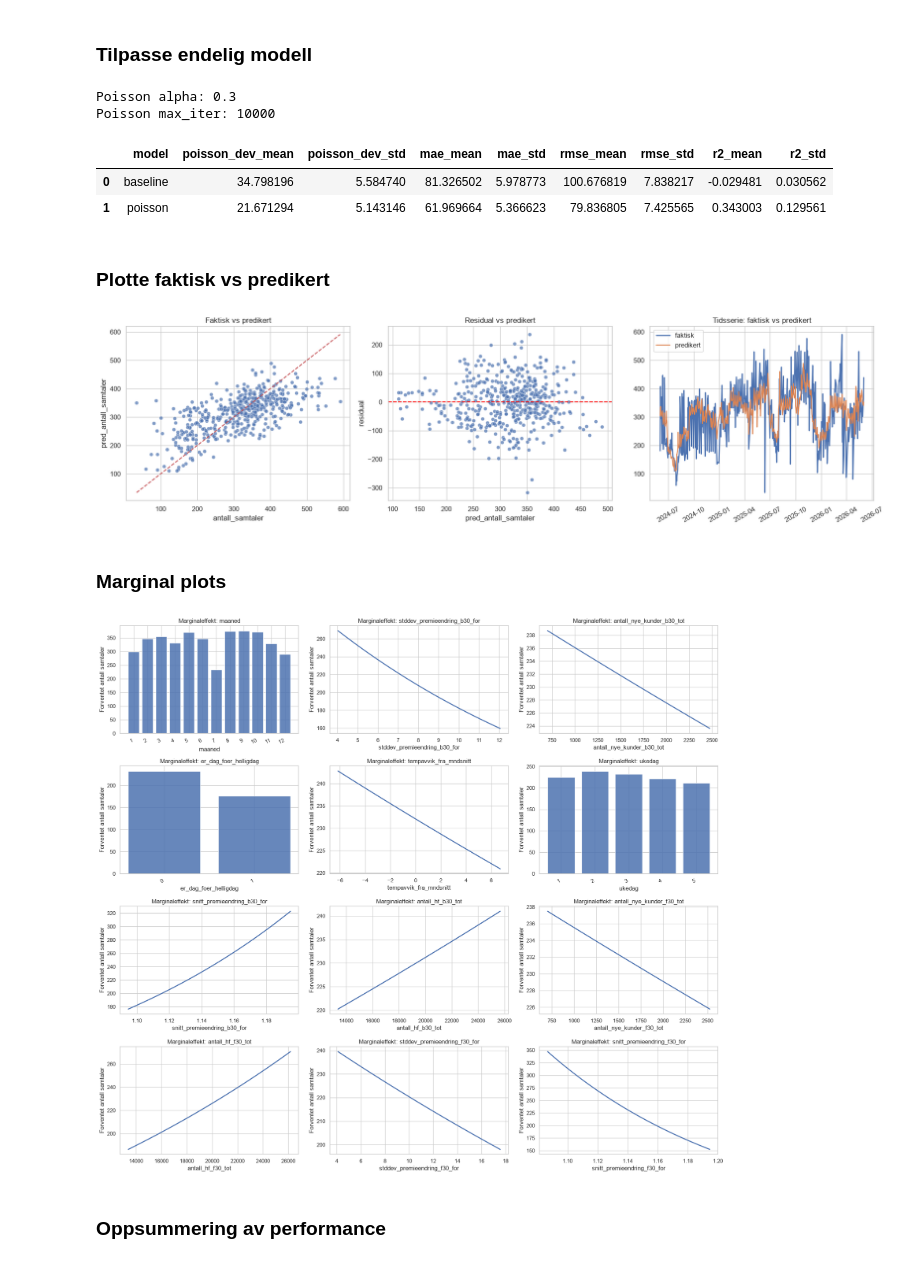
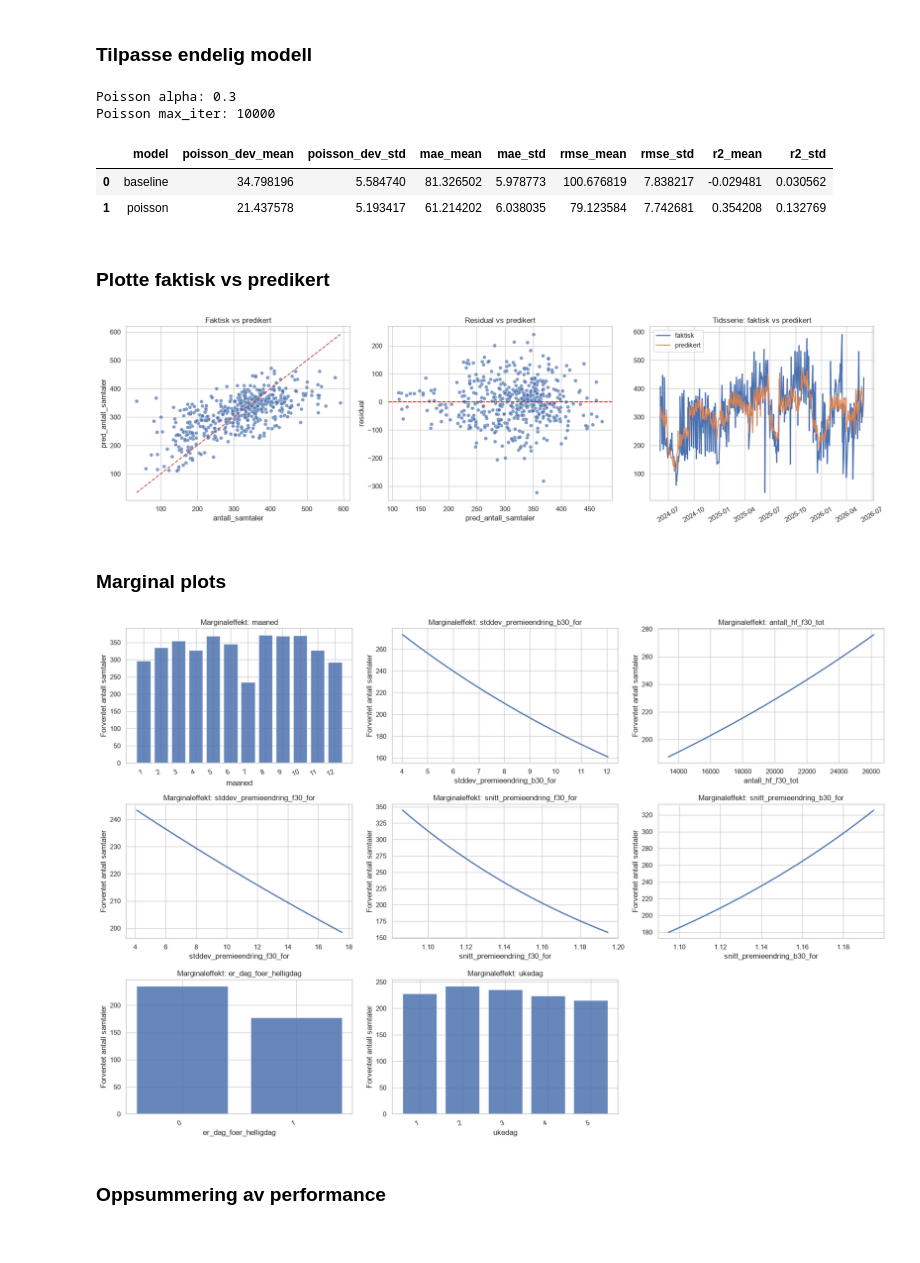
Before and after one commit to adnerolstad-klp/inngangsanalyse, a Jupyter notebook: code/notebooks/03_antall_samtaler.ipynb, the cells around one changed output. Drawn from its saved outputs; the diff is of its cells as text; code cells hidden in the pictures.

```diff
--- a/code/notebooks/03_antall_samtaler.ipynb
+++ b/code/notebooks/03_antall_samtaler.ipynb
@@ -54,6 +59,10 @@ business_features = [
     "antall_hf_b30_tot",
     "stddev_premieendring_b30_for",
     "snitt_premieendring_b30_for",
+    "antall_nye_kunder_f30_tot",
+    "antall_hf_f30_tot",
+    "stddev_premieendring_f30_for",
+    "snitt_premieendring_f30_for"
 
 ]
 
@@ -248,12 +257,12 @@ dtype: float64
 ### Tilpasse endelig modell
 # %%
 ### Her kan du legge inn ekstra variabler du vil teste etter CV:
-new_cols = [
-    "antall_nye_kunder_f30_tot",
-    "antall_hf_f30_tot",
-    "stddev_premieendring_f30_for",
-    "snitt_premieendring_f30_for"]
-feature_cols += new_cols
+# new_cols = [
+#     "antall_nye_kunder_f30_tot",
+#     "antall_hf_f30_tot",
+#     "stddev_premieendring_f30_for",
+#     "snitt_premieendring_f30_for"]
+# feature_cols += new_cols
 
 
 # Poisson CV + endelig fit
@@ -301,7 +310,7 @@ Poisson alpha: 0.3
 Poisson max_iter: 10000
 |  | model | poisson_dev_mean | poisson_dev_std | mae_mean | mae_std | rmse_mean | rmse_std | r2_mean | r2_std |
 | 0 | baseline | 34.798196 | 5.584740 | 81.326502 | 5.978773 | 100.676819 | 7.838217 | -0.029481 | 0.030562 |
-| 1 | poisson | 21.671294 | 5.143146 | 61.969664 | 5.366623 | 79.836805 | 7.425565 | 0.343003 | 0.129561 |
+| 1 | poisson | 21.437578 | 5.193417 | 61.214202 | 6.038035 | 79.123584 | 7.742681 | 0.354208 | 0.132769 |
 # %% [markdown]
 ### Plotte faktisk vs predikert
 # %%
@@ -342,7 +351,7 @@ axes[2].legend()
 plt.tight_layout()
 plt.show()
 # %% [output]
-[figure, old version]
+[figure, new version]
 # %% [markdown]
 ### Marginal plots
 # %%
@@ -364,6 +373,8 @@ marginal_vars = [
 'kvartal'
 ]
 marginal_vars = [col for col in marginal_vars if col in feature_cols]
+
+marginal_vars = feature_cols
 
 
 if len(marginal_vars) == 0:
@@ -407,34 +418,34 @@ for i, var in enumerate(marginal_vars):
         pred = np.clip(count_model.predict(pred_df[feature_cols]), 1e-9, None)
 
         ax.bar(range(len(levels)), pred, color="#4C72B0", alpha=0.85)
         ax.set_xticks(range(len(levels)))
         ax.set_xticklabels(levels, rotation=25, ha="right")
         ax.set_xlabel(var)
         ax.set_ylabel("Forventet antall samtaler")
         ax.set_title(f"Marginaleffekt: {var}")
     else:
         x_grid = np.linspace(series.quantile(0.01), series.quantile(0.99), 100)
         pred_rows = []
         for x_val in x_grid:
             r = base.copy()
             r[var] = float(x_val)
             pred_rows.append(r)
 
         pred_df = pd.DataFrame(pred_rows)
         pred = np.clip(count_model.predict(pred_df[feature_cols]), 1e-9, None)
 
         ax.plot(x_grid, pred, color="#4C72B0", linewidth=2)
         ax.set_xlabel(var)
         ax.set_ylabel("Forventet antall samtaler")
         ax.set_title(f"Marginaleffekt: {var}")
 
 for j in range(n, len(axes)):
     axes[j].axis("off")
 
 plt.tight_layout()
 plt.show()
 # %% [output]
-[figure, old version]
+[figure, new version]
 # %% [markdown]
 ### Oppsummering av performance
 # %%
```
Also changed, not shown: parts of 3 cells of this notebook, 2 other files.
